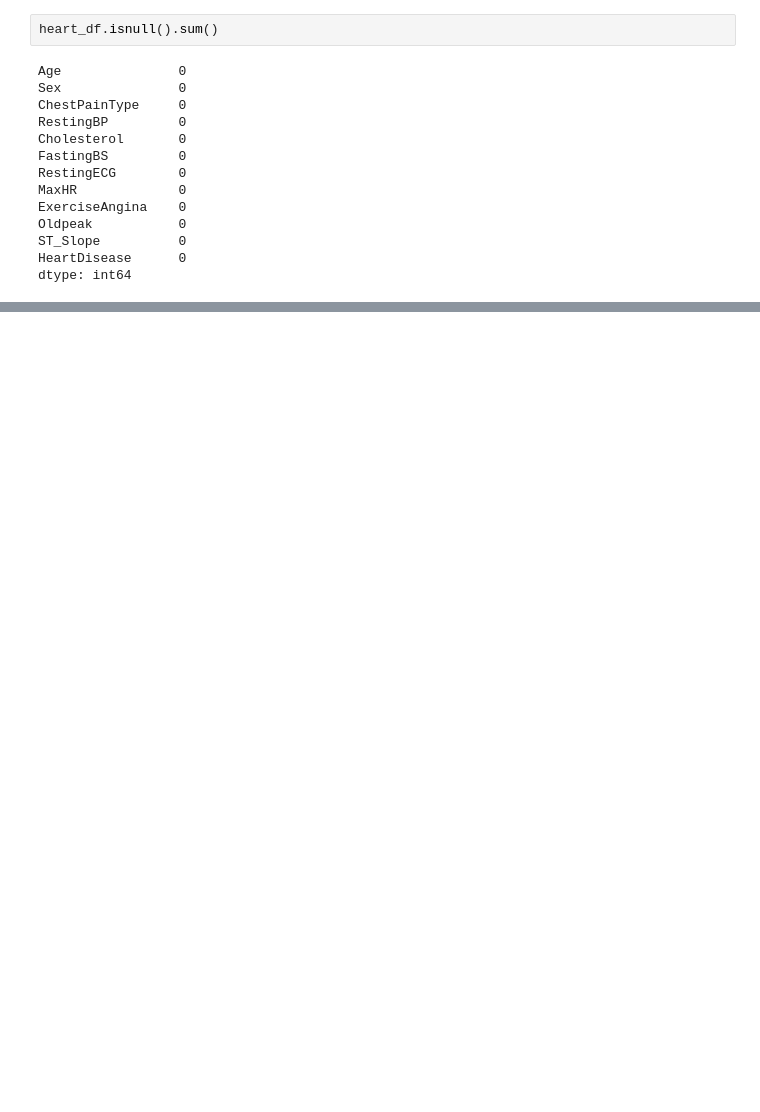
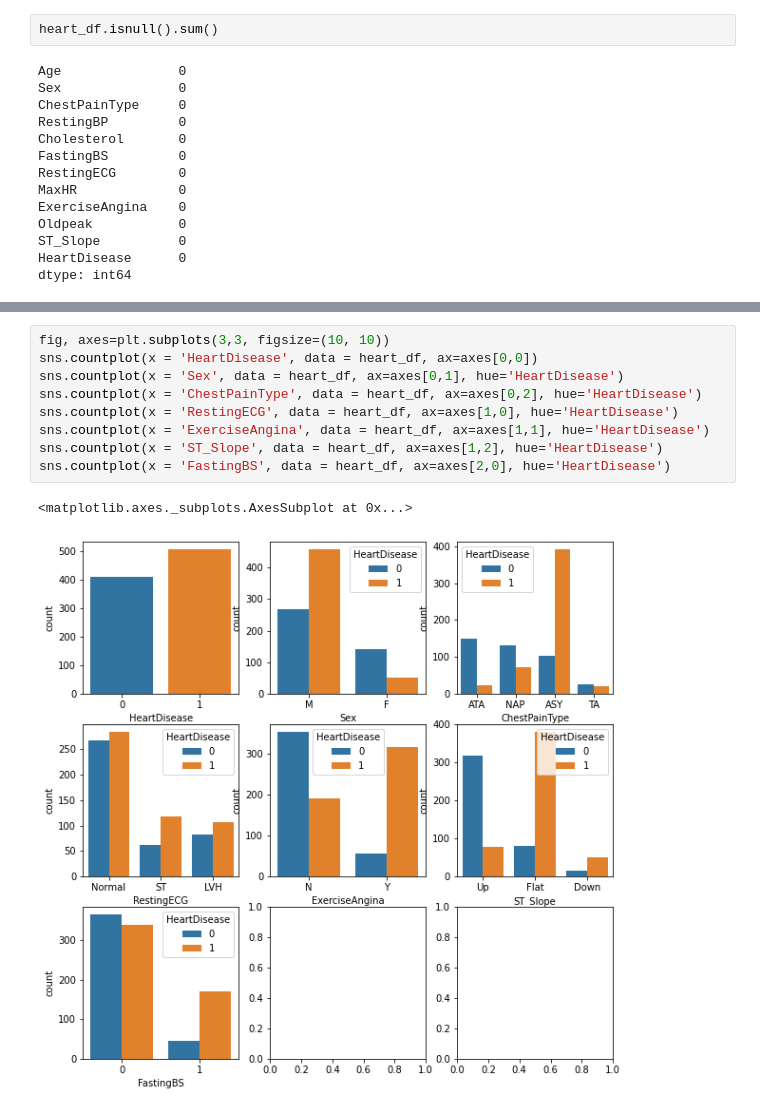
Before and after one commit to freddy120/heartfailure_vys, a Jupyter notebook: Proyecto_Final_VyS.ipynb, the cells around one changed output, grey strips where cells are left out. Drawn from its saved outputs; the diff is of its cells as text; blank space fills up the shorter version.

```diff
--- a/Proyecto_Final_VyS.ipynb
+++ b/Proyecto_Final_VyS.ipynb
@@ -152,0 +130,12 @@ heart_df.head()
+# %%
+fig, axes=plt.subplots(3,3, figsize=(10, 10))
+sns.countplot(x = 'HeartDisease', data = heart_df, ax=axes[0,0])
+sns.countplot(x = 'Sex', data = heart_df, ax=axes[0,1], hue='HeartDisease')
+sns.countplot(x = 'ChestPainType', data = heart_df, ax=axes[0,2], hue='HeartDisease')
+sns.countplot(x = 'RestingECG', data = heart_df, ax=axes[1,0], hue='HeartDisease')
+sns.countplot(x = 'ExerciseAngina', data = heart_df, ax=axes[1,1], hue='HeartDisease')
+sns.countplot(x = 'ST_Slope', data = heart_df, ax=axes[1,2], hue='HeartDisease')
+sns.countplot(x = 'FastingBS', data = heart_df, ax=axes[2,0], hue='HeartDisease')
+# %% [output]
+<matplotlib.axes._subplots.AxesSubplot at 0x...>
+[figure, added]
```
Also changed, not shown: parts of 37 cells of this notebook.
